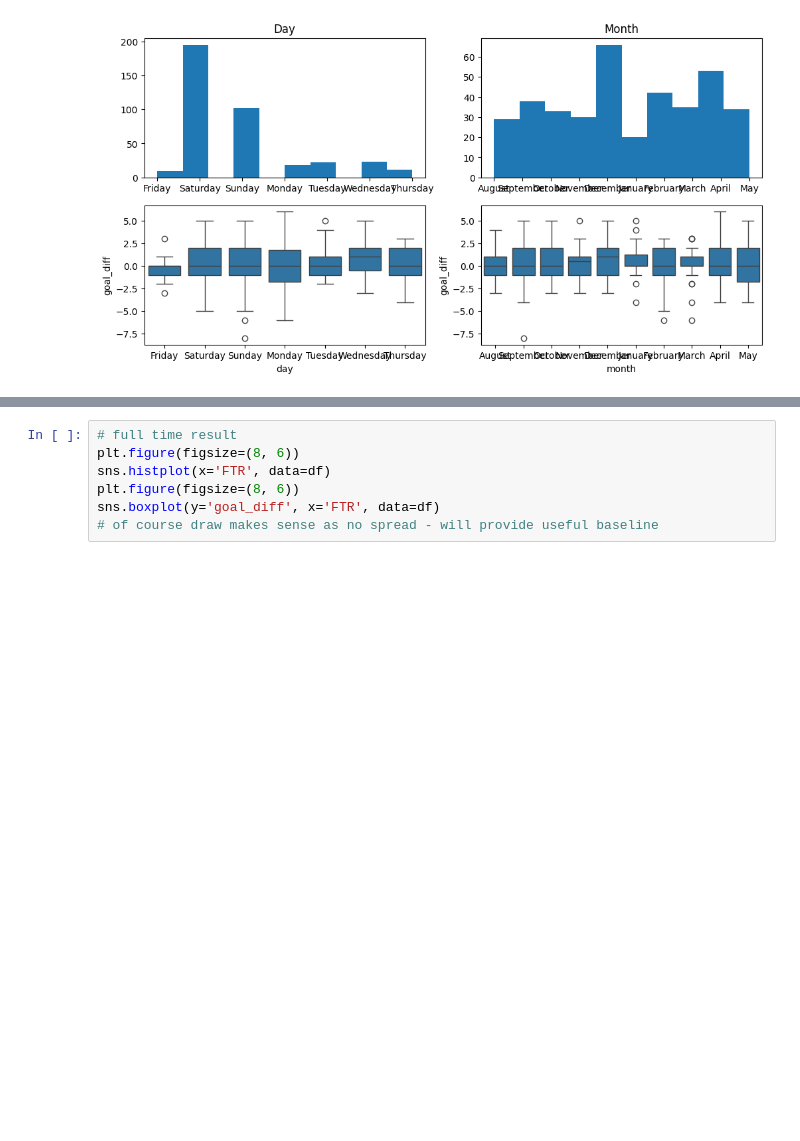
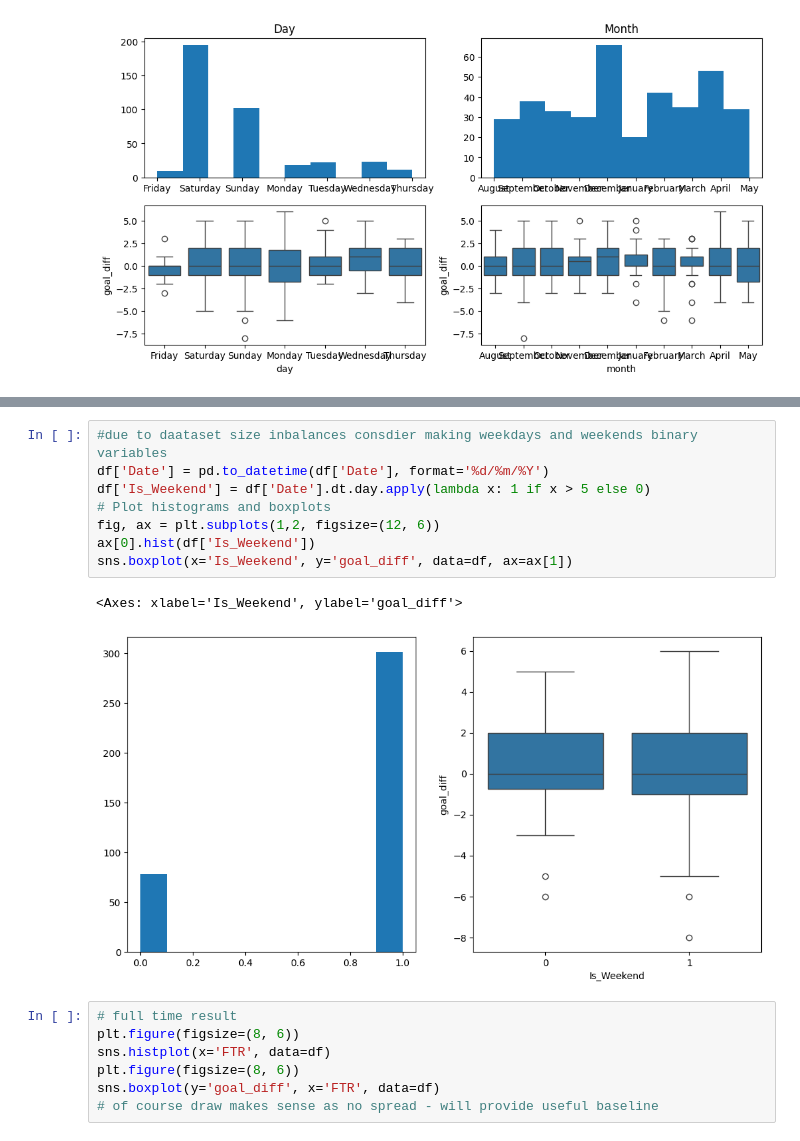
Before and after one commit to alexc3244/GAMM-Football, a Jupyter notebook: EDA/EDA.ipynb, the cells around one changed output, grey strips where cells are left out. Cells and saved outputs as stored; diff of their text form; blank space fills up the shorter version.

```diff
--- a/EDA/EDA.ipynb
+++ b/EDA/EDA.ipynb
@@ -186,3 +201,14 @@ sns.boxplot(x='month', y='goal_diff', data=df, ax=ax[1,1])
+# %%
+#due to daataset size inbalances consdier making weekdays and weekends binary variables
+df['Date'] = pd.to_datetime(df['Date'], format='%d/%m/%Y')
+df['Is_Weekend'] = df['Date'].dt.day.apply(lambda x: 1 if x > 5 else 0)
+# Plot histograms and boxplots
+fig, ax = plt.subplots(1,2, figsize=(12, 6))
+ax[0].hist(df['Is_Weekend'])
+sns.boxplot(x='Is_Weekend', y='goal_diff', data=df, ax=ax[1])
+# %% [output]
+<Axes: xlabel='Is_Weekend', ylabel='goal_diff'>
+[figure, added]
 # %%
 # full time result
 plt.figure(figsize=(8, 6))
```
Also changed, not shown: parts of 6 cells of this notebook, 1 other file.
